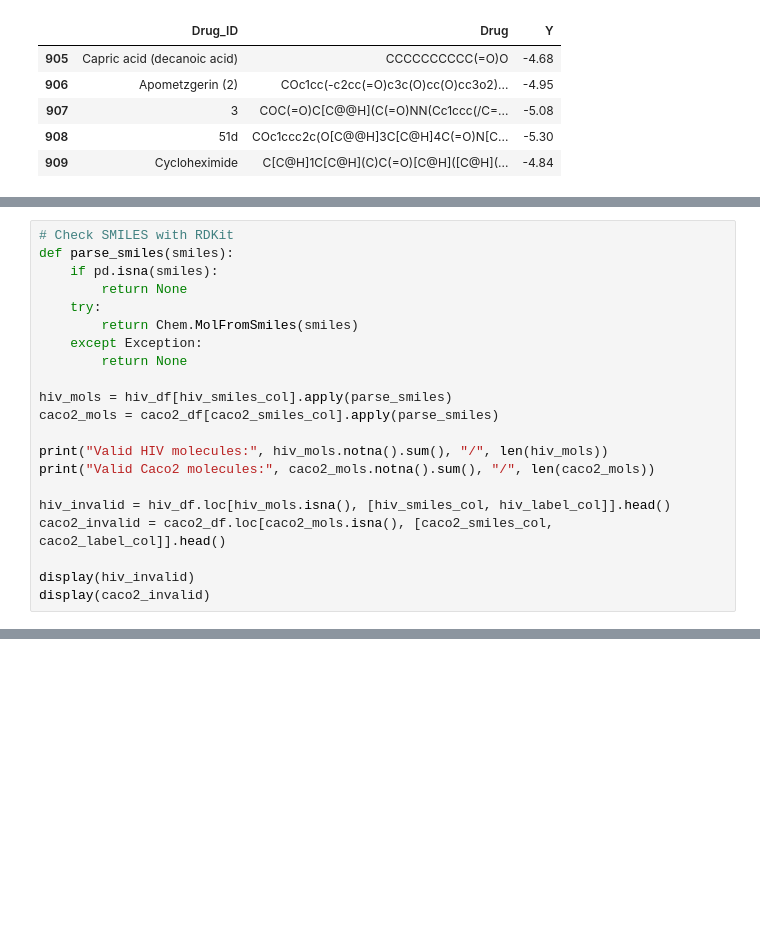
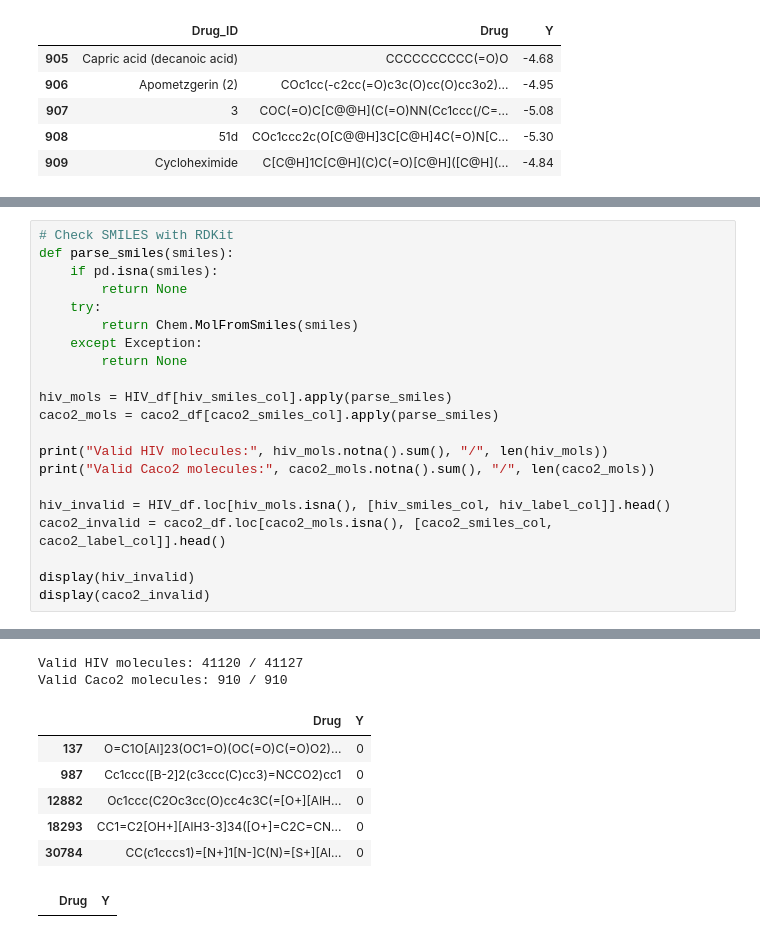
Before and after one commit to skothare/ASR_Proj, a Jupyter notebook: preprocessing/datapeek.ipynb, the cells around one changed output, grey strips where cells are left out. Drawn from its saved outputs; the diff is of its cells as text; blank space fills up the shorter version.

```diff
--- a/preprocessing/datapeek.ipynb
+++ b/preprocessing/datapeek.ipynb
@@ -150,14 +182,15 @@ def parse_smiles(smiles):
     except Exception:
         return None
 
-hiv_mols = hiv_df[hiv_smiles_col].apply(parse_smiles)
+hiv_mols = HIV_df[hiv_smiles_col].apply(parse_smiles)
 caco2_mols = caco2_df[caco2_smiles_col].apply(parse_smiles)
 
 print("Valid HIV molecules:", hiv_mols.notna().sum(), "/", len(hiv_mols))
 print("Valid Caco2 molecules:", caco2_mols.notna().sum(), "/", len(caco2_mols))
 
-hiv_invalid = hiv_df.loc[hiv_mols.isna(), [hiv_smiles_col, hiv_label_col]].head()
+hiv_invalid = HIV_df.loc[hiv_mols.isna(), [hiv_smiles_col, hiv_label_col]].head()
 caco2_invalid = caco2_df.loc[caco2_mols.isna(), [caco2_smiles_col, caco2_label_col]].head()
 
 display(hiv_invalid)
 display(caco2_invalid)
+# %% [output]
@@ -164,2 +206,11 @@ display(caco2_invalid)
+Valid HIV molecules: 41120 / 41127
+Valid Caco2 molecules: 910 / 910
+|  | Drug | Y |
+| 137 | O=C1O[Al]23(OC1=O)(OC(=O)C(=O)O2)... | 0 |
+| 987 | Cc1ccc([B-2]2(c3ccc(C)cc3)=NCCO2)cc1 | 0 |
+| 12882 | Oc1ccc(C2Oc3cc(O)cc4c3C(=[O+][AlH... | 0 |
+| 18293 | CC1=C2[OH+][AlH3-3]34([O+]=C2C=CN... | 0 |
+| 30784 | CC(c1cccs1)=[N+]1[N-]C(N)=[S+][Al... | 0 |
+|  | Drug | Y |
 # %%
 #Generate fingerprints:
```
Also changed, not shown: parts of 11 cells of this notebook, 1 other file.
